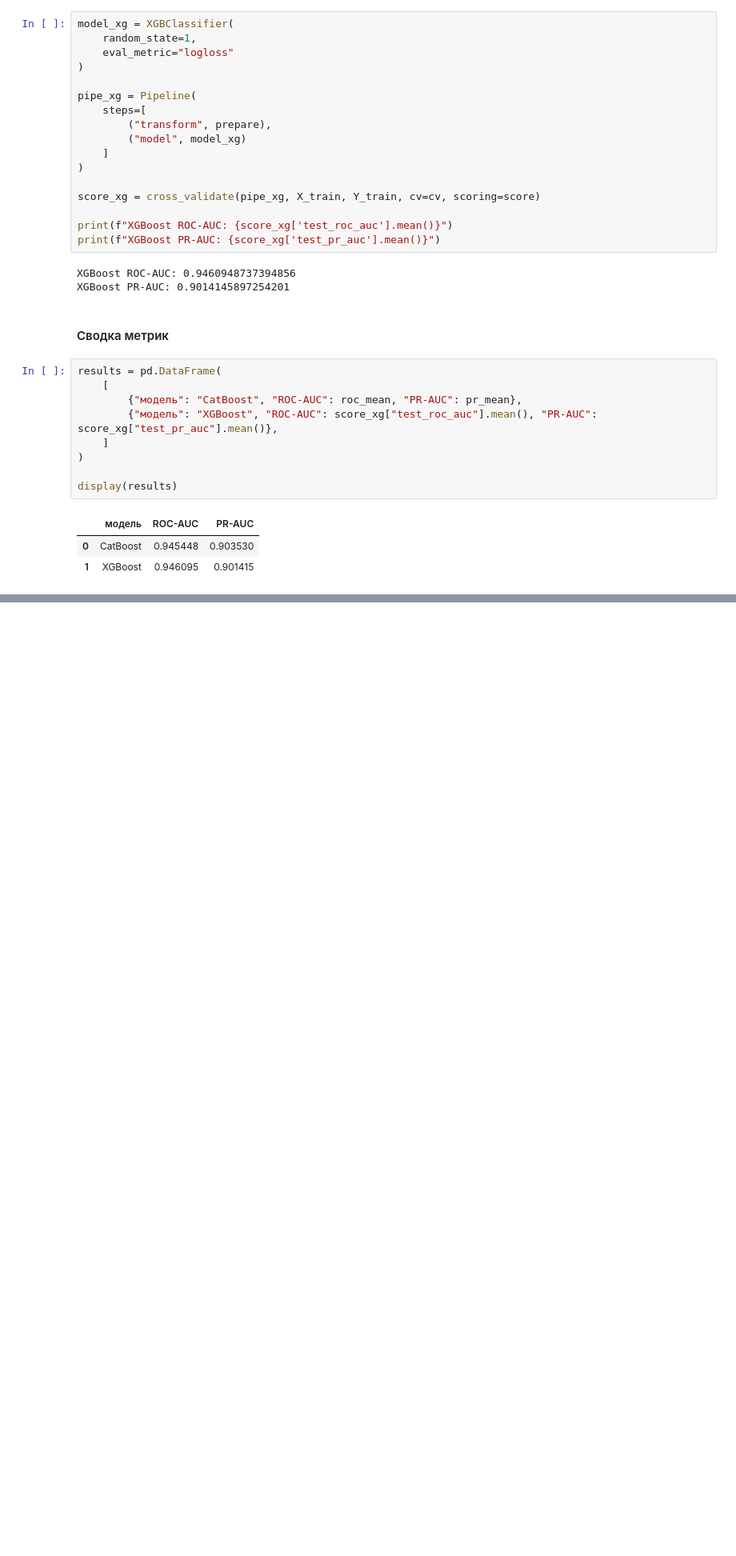
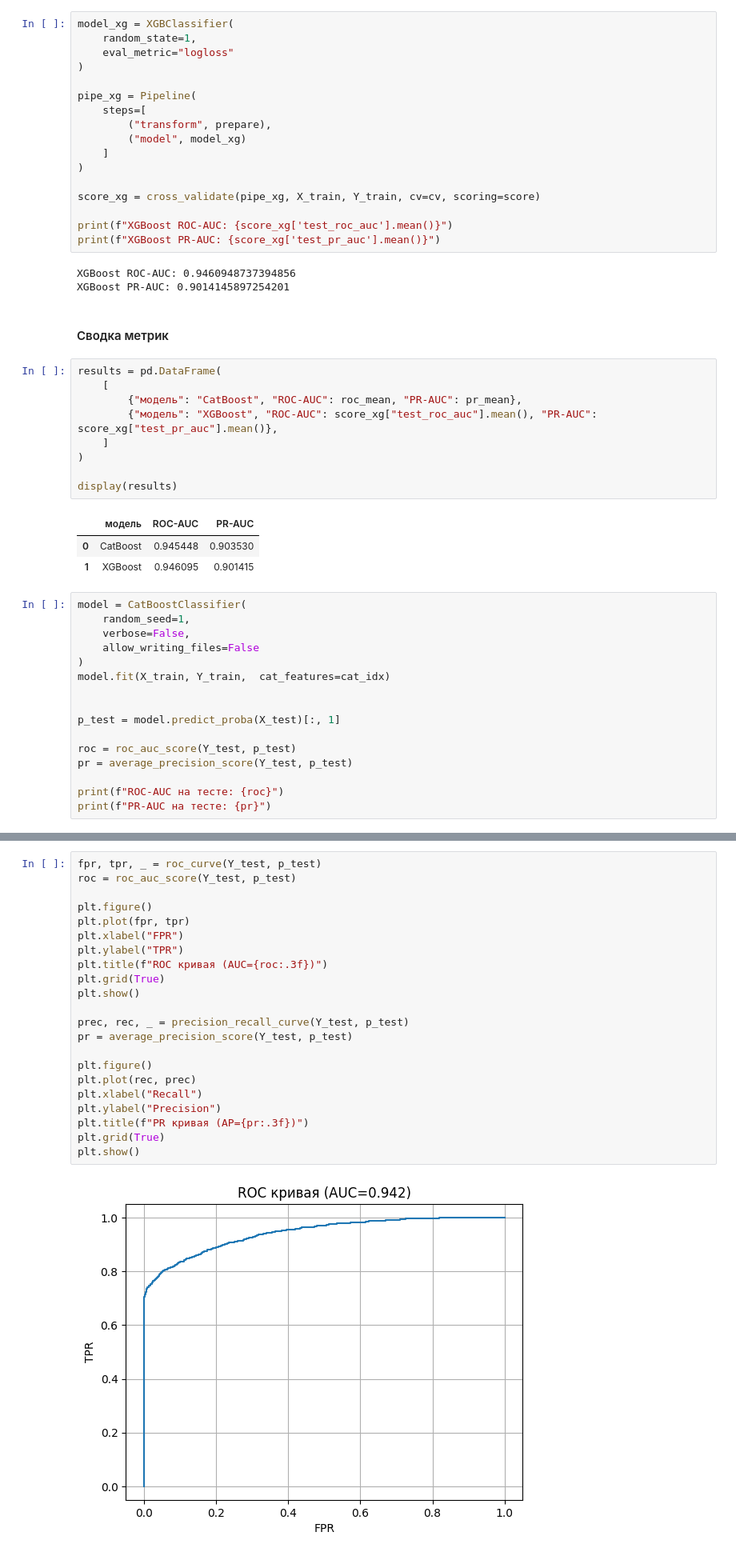
Before and after one commit to rodionpotapov/trening, a Jupyter notebook: prod/pet_project/notebook.ipynb, the cells around one changed output, grey strips where cells are left out. Shown at 80% size. Cells and saved outputs as stored; diff of their text form; blank space fills up the shorter version.

```diff
--- a/prod/pet_project/notebook.ipynb
+++ b/prod/pet_project/notebook.ipynb
@@ -536,3 +536,19 @@ display(results)
 |  | модель | ROC-AUC | PR-AUC |
 | 0 | CatBoost | 0.945448 | 0.903530 |
 | 1 | XGBoost | 0.946095 | 0.901415 |
+# %%
+model = CatBoostClassifier(
+    random_seed=1,
+    verbose=False,
+    allow_writing_files=False
+)
+model.fit(X_train, Y_train,  cat_features=cat_idx)
+
+
+p_test = model.predict_proba(X_test)[:, 1]
+
+roc = roc_auc_score(Y_test, p_test)
+pr = average_precision_score(Y_test, p_test)
+
+print(f"ROC-AUC на тесте: {roc}")
+print(f"PR-AUC на тесте: {pr}")
@@ -538,0 +612,24 @@ display(results)
+# %%
+fpr, tpr, _ = roc_curve(Y_test, p_test)
+roc = roc_auc_score(Y_test, p_test)
+
+plt.figure()
+plt.plot(fpr, tpr)
+plt.xlabel("FPR")
+plt.ylabel("TPR")
+plt.title(f"ROC кривая (AUC={roc:.3f})")
+plt.grid(True)
+plt.show()
+
+prec, rec, _ = precision_recall_curve(Y_test, p_test)
+pr = average_precision_score(Y_test, p_test)
+
+plt.figure()
+plt.plot(rec, prec)
+plt.xlabel("Recall")
+plt.ylabel("Precision")
+plt.title(f"PR кривая (AP={pr:.3f})")
+plt.grid(True)
+plt.show()
+# %% [output]
+[figure, added]
```
Also changed, not shown: parts of 11 cells of this notebook.
